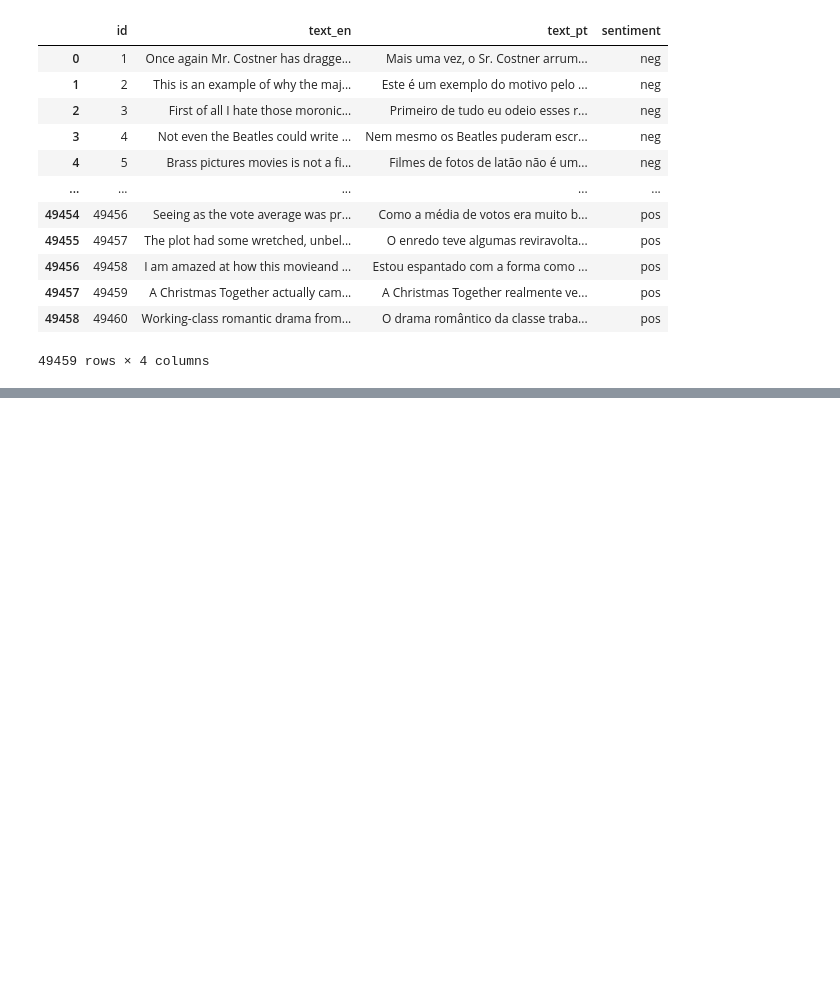
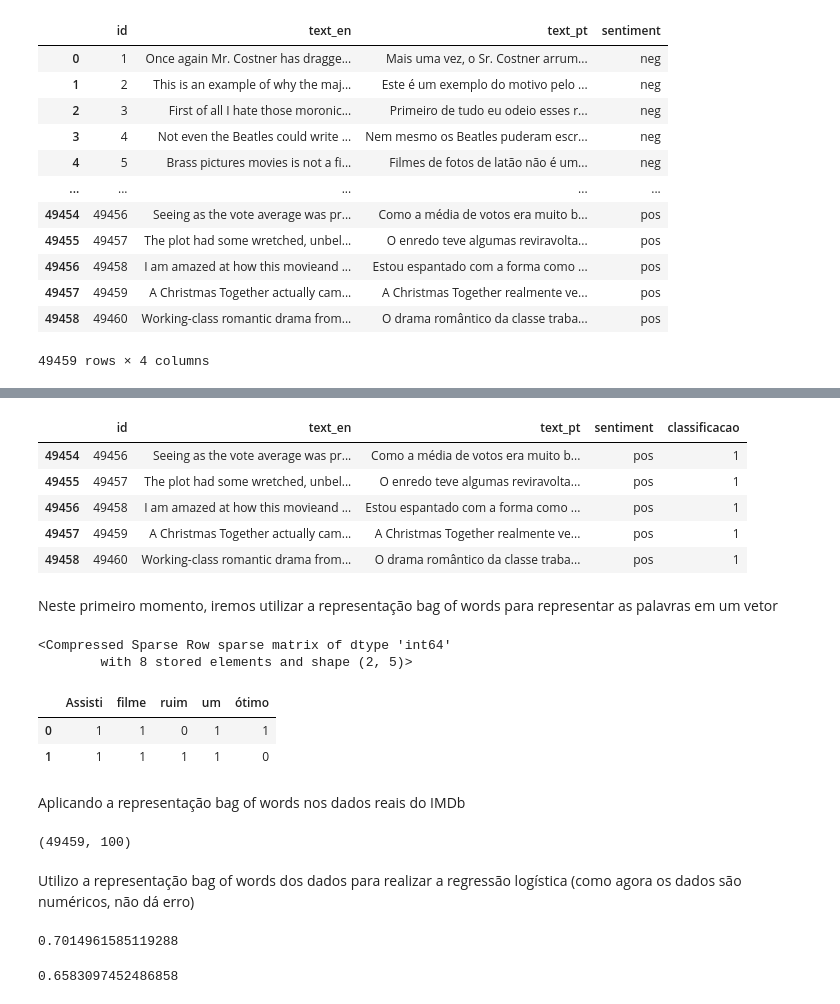
Before and after one commit to manuelamfo/coding-exercises, a Jupyter notebook: treinamento-ml/sentiment_analysis.ipynb, the cells around one changed output, grey strips where cells are left out. Cells and saved outputs as stored; diff of their text form; code cells hidden in the pictures; blank space fills up the shorter version.

Commit message:
treinamento inicial do modelo utilizando bag of words

```diff
--- a/treinamento-ml/sentiment_analysis.ipynb
+++ b/treinamento-ml/sentiment_analysis.ipynb
@@ -55,0 +138,22 @@ treino, teste, classe_treino, classe_teste = train_test_split(resenhas.text_pt,
+# %%
+resenhas.tail()
+# %% [output]
+|  | id | text_en | text_pt | sentiment | classificacao |
+| 49454 | 49456 | Seeing as the vote average was pr... | Como a média de votos era muito b... | pos | 1 |
+| 49455 | 49457 | The plot had some wretched, unbel... | O enredo teve algumas reviravolta... | pos | 1 |
+| 49456 | 49458 | I am amazed at how this movieand ... | Estou espantado com a forma como ... | pos | 1 |
+| 49457 | 49459 | A Christmas Together actually cam... | A Christmas Together realmente ve... | pos | 1 |
+| 49458 | 49460 | Working-class romantic drama from... | O drama romântico da classe traba... | pos | 1 |
+# %% [markdown]
+Neste primeiro momento, iremos utilizar a representação bag of words para representar as palavras em um vetor
+# %%
+from sklearn.feature_extraction.text import CountVectorizer
+
+texto = ["Assisti um filme ótimo", "Assisti um filme ruim"]
+
+vetorizar = CountVectorizer(lowercase=False)
+bag_of_words = vetorizar.fit_transform(texto) # fit transform é utilizado para "treinar" o count vectorizer
+bag_of_words
+# %% [output]
+<Compressed Sparse Row sparse matrix of dtype 'int64'
+        with 8 stored elements and shape (2, 5)>
@@ -55,0 +164,44 @@ treino, teste, classe_treino, classe_teste = train_test_split(resenhas.text_pt,
+# %%
+matriz_esparsa
+# %% [output]
+|  | Assisti | filme | ruim | um | ótimo |
+| 0 | 1 | 1 | 0 | 1 | 1 |
+| 1 | 1 | 1 | 1 | 1 | 0 |
+# %% [markdown]
+Aplicando a representação bag of words nos dados reais do IMDb
+# %%
+vetorizar = CountVectorizer(lowercase=False, max_features=100) # iremos limitar o número de palavras/tokens únicos aos 50 mais comuns
+bag_of_words = vetorizar.fit_transform(resenhas.text_pt) # iremos utilizar os dados em português
+print(bag_of_words.shape) # resposta original: (49459, 156923)
+# %% [output]
+(49459, 100)
+# %% [markdown]
+Utilizo a representação bag of words dos dados para realizar a regressão logística (como agora os dados são numéricos, não dá erro)
+# %%
+treino, teste, label_treino, label_teste = train_test_split(bag_of_words,
+                                                            resenhas.classificacao,
+                                                            random_state= 42)
+
+regressao_logistica = LogisticRegression()
+regressao_logistica.fit(treino, label_treino)
+acuracia = regressao_logistica.score(teste, label_teste)
+print(acuracia)
+# %% [output]
+0.7014961585119288
+# %%
+def classificar_texto(texto, coluna_texto, coluna_classificacao):
+    vetorizar = CountVectorizer(lowercase=False, max_features=50)
+    bag_of_words = vetorizar.fit_transform(texto[coluna_texto])
+
+    treino, teste, label_treino, label_teste = train_test_split(bag_of_words,
+                                                            texto[coluna_classificacao],
+                                                            random_state= 42)
+
+    regressao_logistica = LogisticRegression()
+    regressao_logistica.fit(treino, label_treino)
+    acuracia = regressao_logistica.score(teste, label_teste)
+    return acuracia
+
+print(classificar_texto(resenhas, 'text_pt', 'classificacao'))
+# %% [output]
+0.6583097452486858
```
Also changed, not shown: parts of 17 cells of this notebook.
